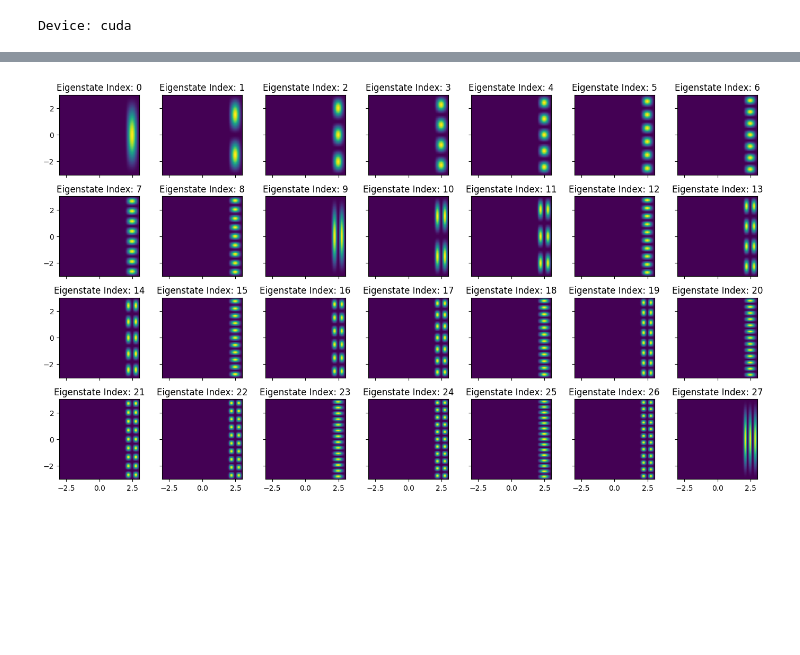
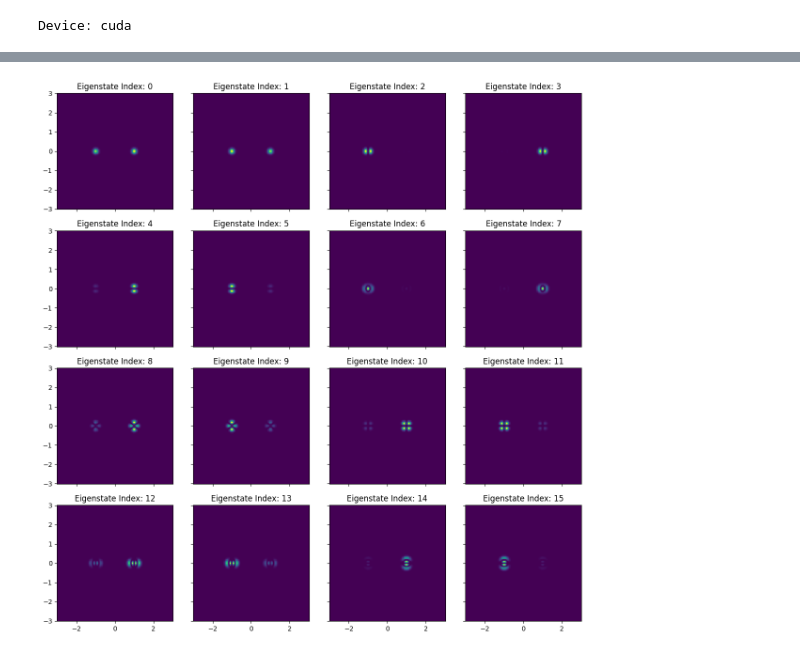
Before and after one commit to hmcalister/Schrodinger-Equation-PyTorch, a Jupyter notebook: main.ipynb, the cells around one changed output, grey strips where cells are left out. Saved outputs shown, nothing was run; the diff lists cells and outputs as text; code cells hidden in the pictures; blank space fills up the shorter version.

```diff
--- a/main.ipynb
+++ b/main.ipynb
@@ -25,22 +25,23 @@ X, Y = schrodingerUtils.physics.createNDimensionalMeshGrid(NUM_DIMENSIONS, POINT
 # Potential is a function over the entire space that determines the potential energy of a particle at that position
 # Negative potentials will act as attractors, and positive potentials will act as repellors
 
-# def gaussian(xPos, xWidth, yPos, yWidth):
-#     return lambda x,y: np.exp(-(x-xPos)**2 / (2*xWidth**2)) * np.exp(-(y-yPos)**2 / (2*yWidth**2))
+def gaussian(xPos, xWidth, yPos, yWidth):
+    return lambda x,y: np.exp(-(x-xPos)**2 / (2*xWidth**2)) * np.exp(-(y-yPos)**2 / (2*yWidth**2))
+
+def potential(x,y):
+    STD = 0.5
+    leftGaussian = gaussian(-1,STD,0,STD)
+    rightGaussian = gaussian(1,STD,0,STD)
+    return - (leftGaussian(x,y) + rightGaussian(x,y))
 
 # def potential(x,y):
-#     STD = 0.4
-#     leftGaussian = gaussian(-1,STD,0,STD)
-#     rightGaussian = gaussian(1,STD,0,STD)
-#     return - 0.5 * (leftGaussian(x,y) + rightGaussian(x,y))
-
-def potential(x,y):
-    return (x < 2) * 0.1
+#     g = gaussian(0,1.5,0,1.5)
+#     return - g(x,y)
 
 V = potential(X,Y)
 
 fig = plt.figure(figsize=(10,10))
 ax = fig.add_subplot(111, projection='3d')
-ax.set_zlim((0,1.1))
+# ax.set_zlim((0,1.1))
 schrodingerUtils.display.plotSurface(X,Y,V, ax=ax)
 # %% [output]
@@ -56,6 +57,6 @@ schrodingerSolver = schrodingerUtils.physics.TorchSchrodingerSolver(H, POINTS_PE
 numEigenstates = 30
 schrodingerSolver.solveEigenstates(numEigenstates=numEigenstates)
 # %%
-targetIndex = 4
+targetIndex = 0
 eigenvalue, eigenvector = schrodingerSolver.getEigenstate(targetIndex)
 schrodingerUtils.display.plotColormesh(X, Y, eigenvector**2)
@@ -62,25 +65,28 @@ schrodingerUtils.display.plotColormesh(X, Y, eigenvector**2)
 # %%
-axisDim = 2
+axisDim = 3
 
 # numRows = 4
 # numCols = numEigenstates//numRows
-numCols = 5
-numRows = numEigenstates//numCols
+# numCols = 4
+# numRows = numEigenstates//numCols
+numCols = 4
+numRows = 4
+
 
 fig, axes = plt.subplots(ncols=numCols, nrows=numRows, sharex=True, sharey=True, figsize=(numCols*axisDim,numRows*axisDim))
 
 axes = np.ravel(axes)
 for i in range(len(axes)):
     targetAxis = axes[i]
     if i > numEigenstates:
         targetAxis.axis("off")
         continue
 
     targetAxis.set_title(f"Eigenstate Index: {i}")
     targetAxis.set_aspect("equal")
     eigenvalue, eigenvector = schrodingerSolver.getEigenstate(i)
     schrodingerUtils.display.plotColormesh(X, Y, eigenvector**2, ax=targetAxis, showPlot=False)
 plt.tight_layout()
 plt.show()
 # %% [output]
-[figure, old version]
+[figure, new version]
```
Also changed, not shown: parts of 2 cells of this notebook.
